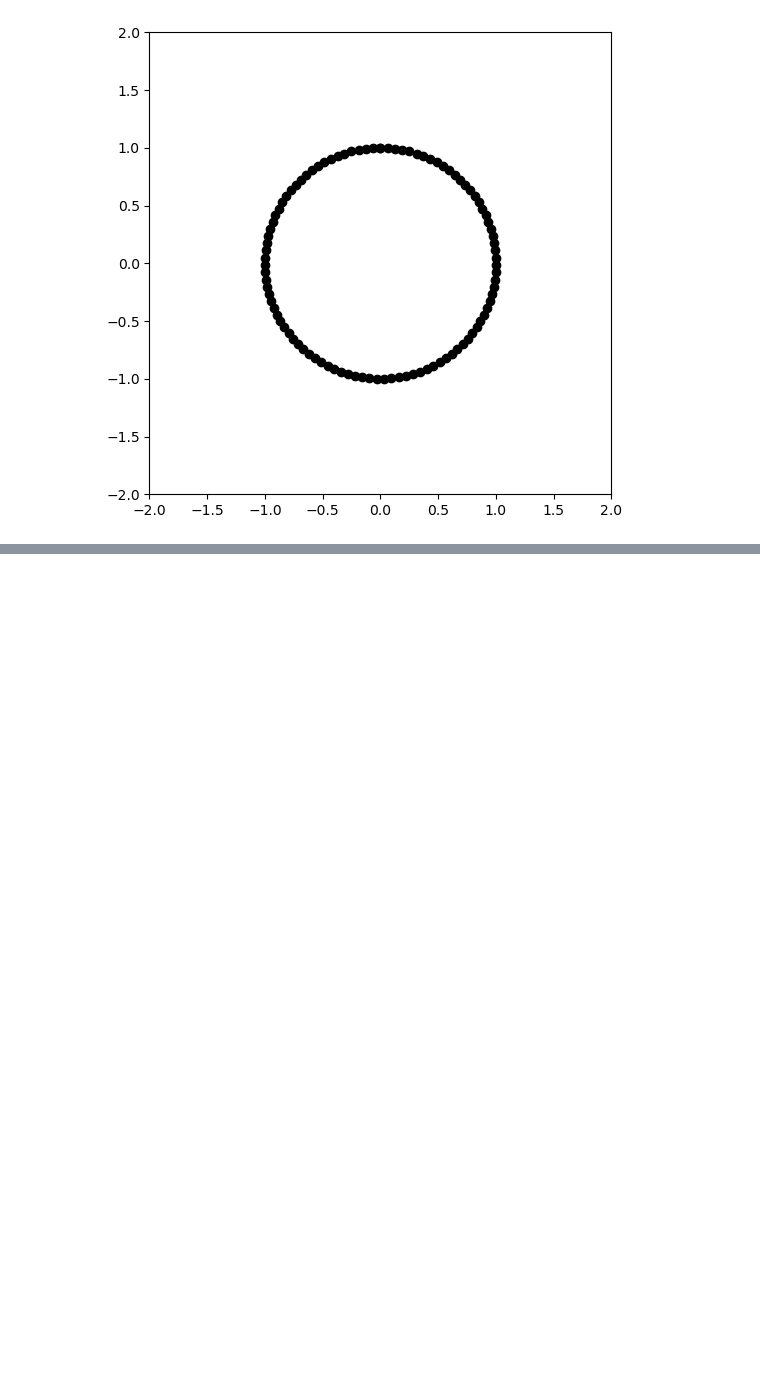
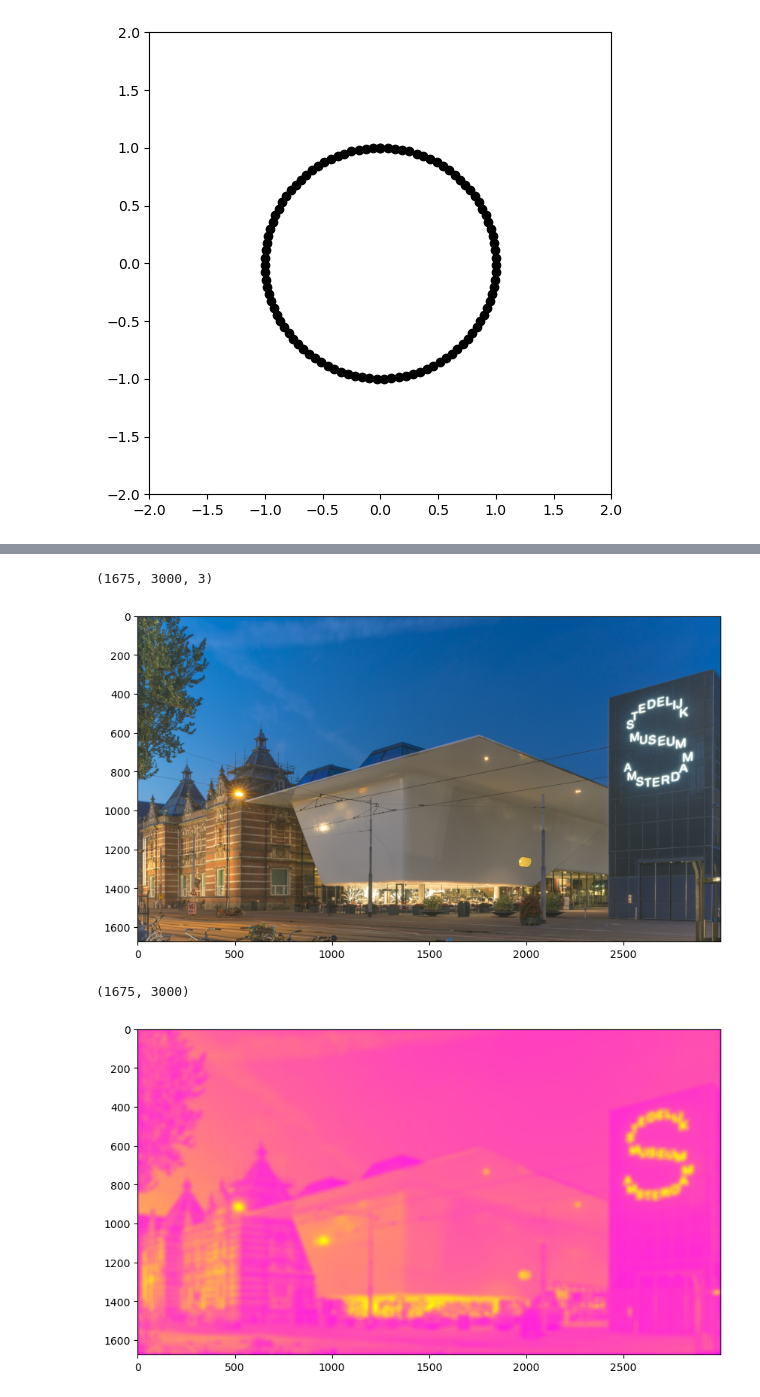
Before and after one commit to superoreoooooo/S242, a Jupyter notebook: linearAlgebra/pp1111.ipynb, the cells around one changed output, grey strips where cells are left out. Drawn from its saved outputs; the diff is of its cells as text; code cells hidden in the pictures; blank space fills up the shorter version.

```diff
--- a/linearAlgebra/pp1111.ipynb
+++ b/linearAlgebra/pp1111.ipynb
@@ -83,0 +84,29 @@ plt.show()
+# %%
+from skimage import io,color
+# read a pic from the web
+bathtub = io.imread('https://upload.wikimedia.org/wikipedia/commons/6/61/De_nieuwe_vleugel_van_het_Stedelijk_Museum_Amsterdam.jpg')
+# check the size
+print(bathtub.shape)
+# let's see what the famous Bathtub Museum looks like
+fig = plt.figure(figsize=(10,6))
+plt.imshow(bathtub)
+plt.show()
+# transform image to 2D for convenience (not necessary for convolution!)
+bathtub2d = color.rgb2gray(bathtub)
+# check the size again
+print(bathtub2d.shape)
+# convolution kernel
+kernelN = 29
+Y,X = np.meshgrid(np.linspace(- 3,3,kernelN),np.linspace(-3,3,kernelN))
+kernel = np.exp( -(X**2+Y**2)/20 )
+kernel = kernel / np.sum(kernel)
+# smoothing via Gaussian convolution
+smooth_bathtub = convolve2d(bathtub2d,kernel,mode='same')
+fig = plt.figure(figsize=(10,6))
+plt.imshow(smooth_bathtub,cmap='spring')
+plt.show()
+# %% [output]
+(1675, 3000, 3)
+[figure, added]
+(1675, 3000)
+[figure, added]
```
Also changed, not shown: parts of 1 cell of this notebook, 5 other files.
